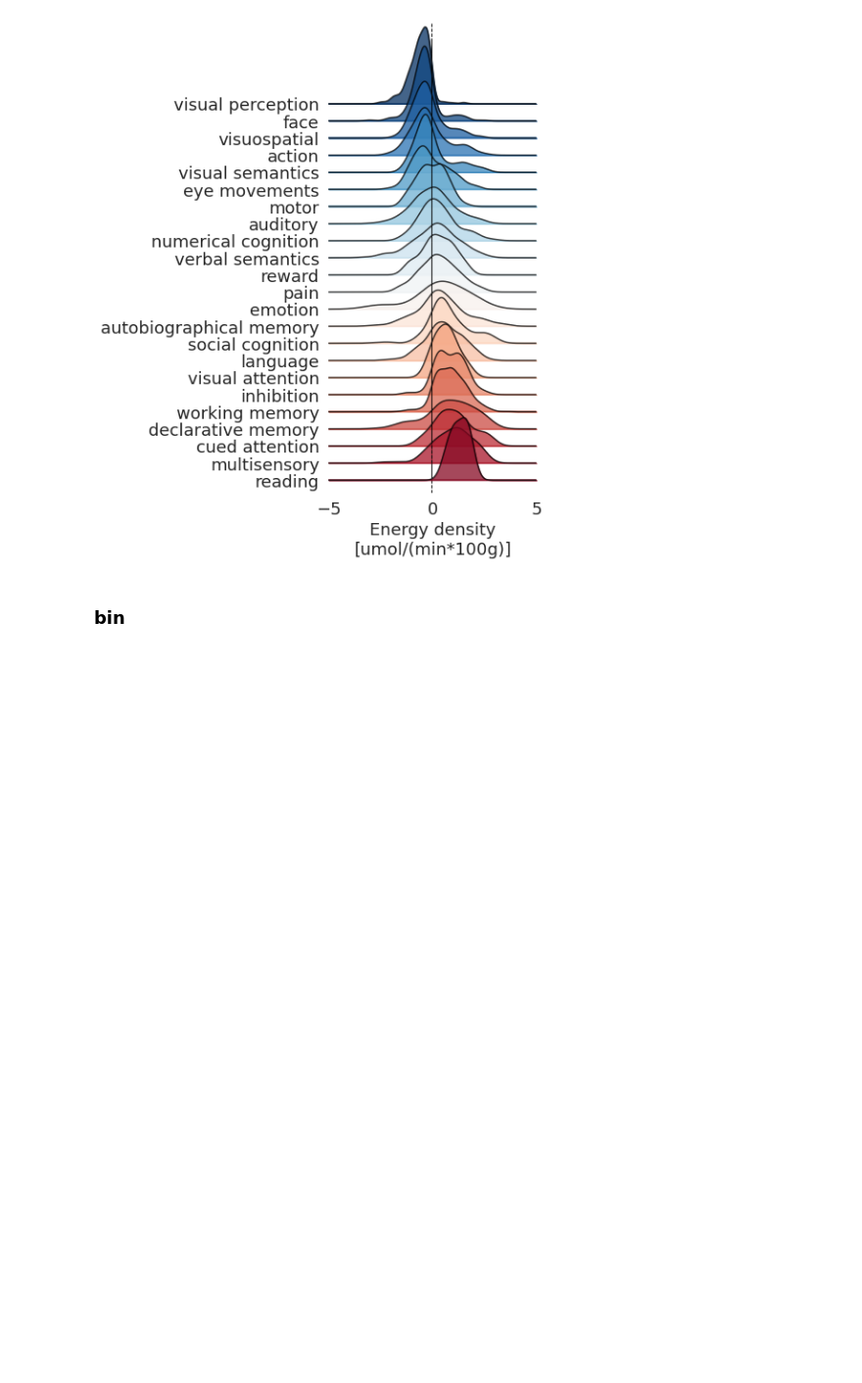
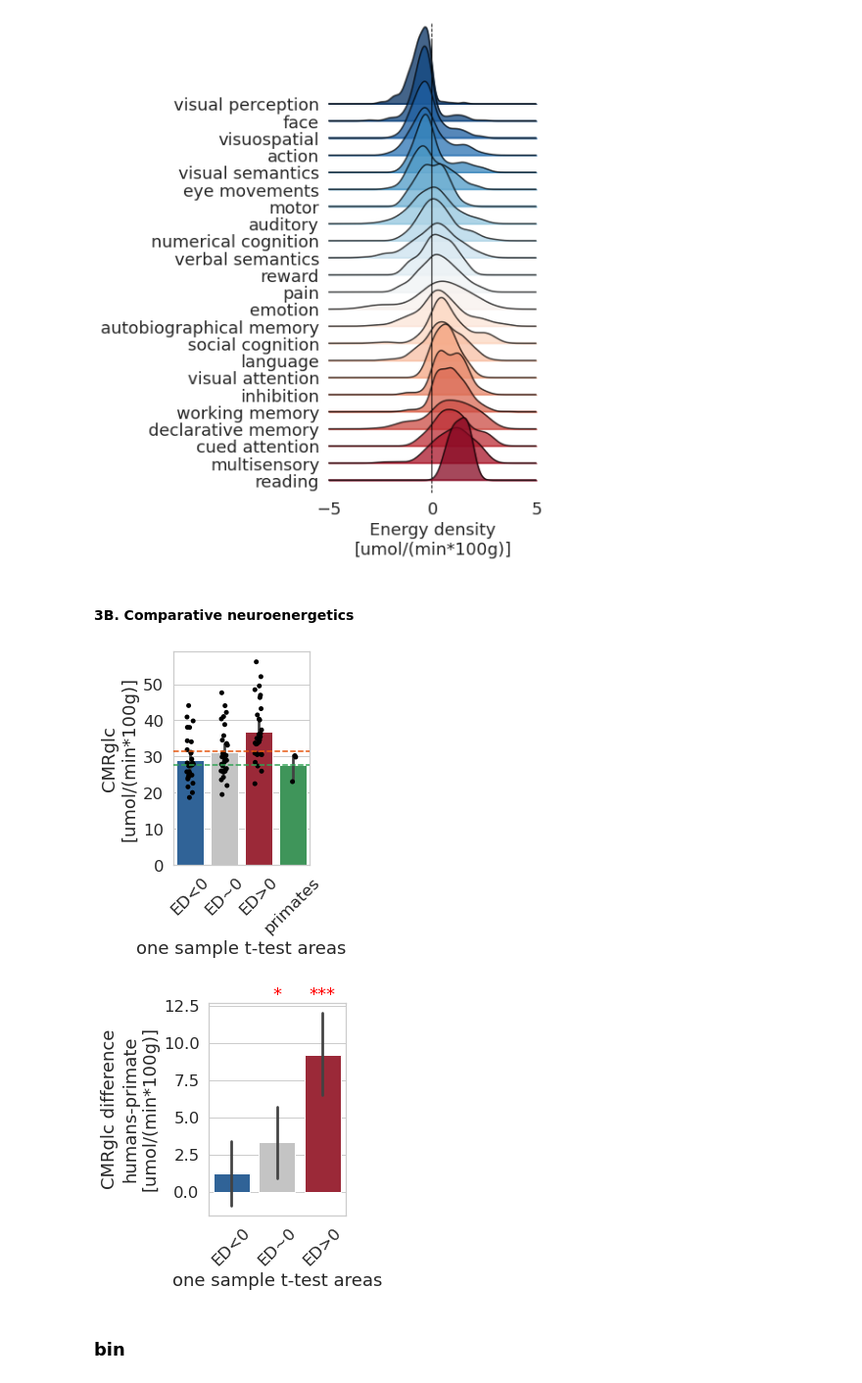
Before and after one commit to NeuroenergeticsLab/energetic_costs, a Jupyter notebook: scripts/Manuscript Figures.ipynb, the cells around one changed output. Shown at 98% size. Saved outputs shown, nothing was run; the diff lists cells and outputs as text; code cells hidden in the pictures; blank space fills up the shorter version.

Commit message:
Figure 3B added

```diff
--- a/scripts/Manuscript Figures.ipynb
+++ b/scripts/Manuscript Figures.ipynb
@@ -483,6 +483,40 @@ for axx in plt.gcf().get_axes()[:-1]:
     axx.axvline(0, 0, 1, color='k', linestyle='dashed', lw=1)#,zorder=7)
 # %% [output]
 [figure]
+# %% [markdown]
+#### 3B. Comparative neuroenergetics
+# %%
+plt.figure(figsize=(2.5,4))
+sns.barplot(x="ostt_signed", y=pet_metric, data=all_ind_vox_vals.groupby(['sid','ostt_signed'],as_index=False).median(),hue="ostt_signed",dodge=False,
+            palette=np.concatenate((getattr(plt.cm,sel_cm)(range(256))[24][np.newaxis,:],np.array(gray_c)[np.newaxis,:],getattr(plt.cm,sel_cm)(range(256))[231][np.newaxis,:],plt.cm.tab20c(range(20))[8][np.newaxis,:]),axis=0))
+plt.gca().get_legend().remove()
+sns.stripplot(x="ostt_signed", y=pet_metric, data=all_ind_vox_vals.groupby(['sid','ostt_signed'],as_index=False).median(),color='k')
+plt.gca().set_ylabel('\n'.join(ylabel.split(' ')))
+plt.gca().set_xticklabels(['ED<0', 'ED~0', 'ED>0', 'primates'])
+plt.gca().set_xticklabels(plt.gca().get_xticklabels(),rotation=45)
+plt.gca().set_xlabel('one sample t-test areas')
+plt.gca().axhline(all_ind_vox_vals.loc[all_ind_vox_vals.ostt_signed==2,y_var].mean(), 0, 1, linestyle='dashed', color=plt.cm.tab20c(range(20))[8], lw=1.5,zorder=10)
+plt.gca().axhline(all_ind_vox_vals.groupby(['roi_id'],as_index=False).median()[pet_metric].mean(), 0, 1, linestyle='dashed', color=plt.cm.tab20c(range(20))[4], lw=1.5,zorder=10)
+
+plt.figure(figsize=(2.5,4))
+apes_diff_sign_df = all_ind_vox_vals[(all_ind_vox_vals.ostt_signed!=2)].groupby(['sid','ostt_signed'],as_index=False).median()
+sns.barplot(x="ostt_signed", y=pet_metric+'_diff_apes', data=apes_diff_sign_df,hue="ostt_signed",dodge=False,
+            palette=np.concatenate((getattr(plt.cm,sel_cm)(range(256))[24][np.newaxis,:],np.array(gray_c)[np.newaxis,:],getattr(plt.cm,sel_cm)(range(256))[231][np.newaxis,:]),axis=0))
+plt.gca().get_legend().remove()
+plt.gca().set(xlabel='one sample t-test areas', ylabel='CMRglc difference\nhumans-primate\n[umol/(min*100g)]', xticklabels=['ED<0', 'ED~0', 'ED>0'])
+plt.gca().set_xticklabels(plt.gca().get_xticklabels(),rotation=45)
+
+apes_diff_sign = []
+for ix in range(-1,2):
+    apes_diff_sign += [stats.ttest_1samp(apes_diff_sign_df[apes_diff_sign_df.ostt_signed==ix].cmrglc_diff_apes.to_numpy(), 0)[1]]
+apes_diff_sign = pg.multicomp(np.array(apes_diff_sign),method='bonf')[1]
+for ix in range(len(apes_diff_sign_df.ostt_signed.unique())):
+    if apes_diff_sign[ix]<0.055:
+        sign_text = '***' if apes_diff_sign[ix]<0.0001 else '*'
+        plt.gca().text(ix, plt.gca().get_ylim()[1]-0.1, sign_text, ha='center', va='bottom', color='r')
+# %% [output]
+[figure, added]
+[figure, added]
 # %% [markdown]
 ### bin
 # %%
```
Also changed, not shown: 1 other file.
